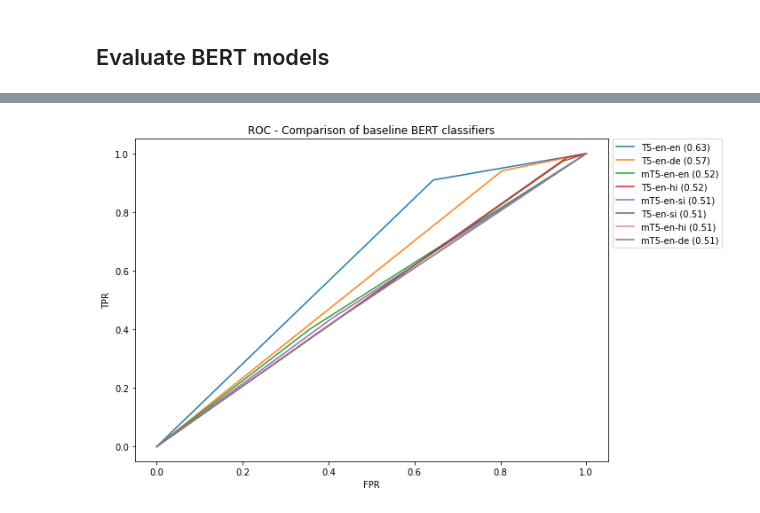
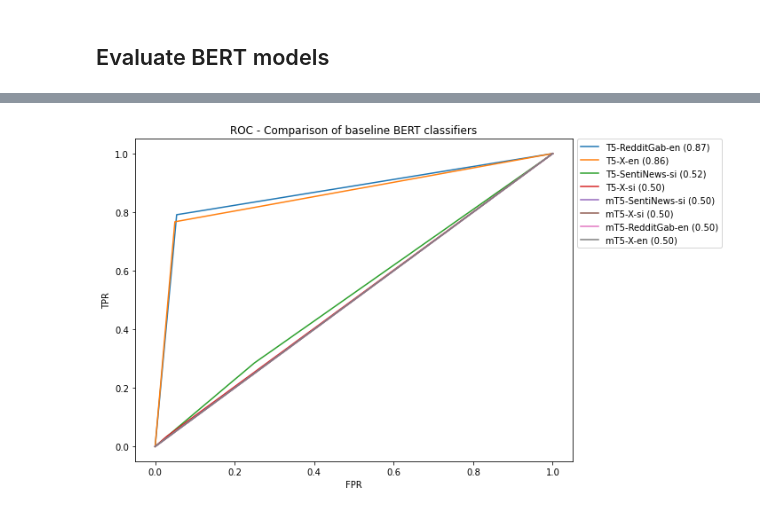
Before and after one commit to arruw/fri-2021-nlp-project, a Jupyter notebook: src/eval-t5.ipynb, the cells around one changed output, grey strips where cells are left out. Saved outputs shown, nothing was run; the diff lists cells and outputs as text; code cells hidden in the pictures.

```diff
--- a/src/eval-t5.ipynb
+++ b/src/eval-t5.ipynb
@@ -153,7 +169,7 @@ def get_t5_model(model_name, hf_model_type, hf_model_name):
     )
 # %%
 need_training, t5_en_model = get_t5_model(
-    "t5_en",
+    "t5_en_x6",
     "t5",
     "t5-small",
 )
@@ -172,6 +188,6 @@ if need_training:
 # %%
 need_training, mt5_en_model = get_t5_model(
-    "mt5_en",
+    "mt5_en_x6",
     "mt5",
     "google/mt5-small",
 )
@@ -210,30 +210,33 @@ def eval_model(model, data_df):
     to_predict = (data_df["prefix"] + ": " + data_df["input_text"]).tolist()
     y_hat = model.predict(to_predict)
 
-    y_true = data_df["target_text"].apply(lambda x: 0 if x == "NOT" else 1)
-    y_score = list(map(lambda x: 0 if x == "NOT" else 1, y_hat))
+    y_true = data_df["target_text"]
+    p_hat = [0.0 if x == "NOT" else 1.0 for x in y_hat]
 
-    acc = sklearn.metrics.accuracy_score(y_true, y_score)
-    f1 = sklearn.metrics.f1_score(y_true, y_score)
-    fpr, tpr, t = sklearn.metrics.roc_curve(y_true, y_score)
+    f1 = sklearn.metrics.f1_score(y_true, y_hat, pos_label="HOF")
+    precision = sklearn.metrics.precision_score(y_true, y_hat, pos_label="HOF")
+    recall = sklearn.metrics.recall_score(y_true, y_hat, pos_label="HOF")
+    fpr, tpr, t = sklearn.metrics.roc_curve(y_true, p_hat, pos_label="HOF")
     roc_auc = sklearn.metrics.auc(fpr, tpr)
 
-    return f1, roc_auc, fpr, tpr
+    return f1, precision, recall, roc_auc, fpr, tpr
 # %%
 eval_models = [
-    ("T5-HASOC-en", t5_en_model, test_en_df),
-    ("T5-HASOC-de", t5_en_model, test_de_df),
-    ("T5-HASOC-hi", t5_en_model, test_hi_df),
+    ("T5-RedditGab-en", t5_en_model, test_en_df),
     ("T5-SentiNews-si", t5_en_model, test_si_df),
 
-    ("mT5-HASOC-en", mt5_en_model, test_en_df),
-    ("mT5-HASOC-de", mt5_en_model, test_de_df),
-    ("mT5-HASOC-hi", mt5_en_model, test_hi_df),
+    ("T5-X-en", t5_ml_model, test_en_df),
+    ("T5-X-si", t5_ml_model, test_si_df),
+
+    ("mT5-RedditGab-en", mt5_en_model, test_en_df),
     ("mT5-SentiNews-si", mt5_en_model, test_si_df),
+
+    ("mT5-X-en", mt5_ml_model, test_en_df),
+    ("mT5-X-si", mt5_ml_model, test_si_df),
 ]
 
 results = []
 
 for model_name, model, data_df in eval_models:
-    f1, roc_auc, fpr, tpr = eval_model(model, data_df)
-    results += [(model_name, f1, roc_auc, fpr, tpr)]
+    f1, precision, recall, roc_auc, fpr, tpr = eval_model(model, data_df)
+    results += [(model_name, f1, precision, recall, roc_auc, fpr, tpr)]
@@ -249,13 +243,13 @@ for model_name, model, data_df in eval_models:
 # %%
 plt.figure(figsize=(10,6))
-for model_name, f1, roc_auc, fpr, tpr in sorted(results, key=lambda x: x[2], reverse=True):
+for model_name, f1, precision, recall, roc_auc, fpr, tpr in sorted(results, key=lambda x: x[4], reverse=True):
     plt.plot(fpr, tpr, label=f"{model_name} ({roc_auc:.2f})")
 plt.xlabel("FPR")
 plt.ylabel("TPR")
 plt.title("ROC - Comparison of baseline BERT classifiers")
 plt.legend(bbox_to_anchor=(1.01, 1), borderaxespad=0, ncol=1)
 plt.tight_layout()
 plt.savefig("results/eval-t5-rocs.pdf")
 # %% [output]
-[figure, old version]
+[figure, new version]
 # %%
```
Also changed, not shown: parts of 18 cells of this notebook, 8 other files.
